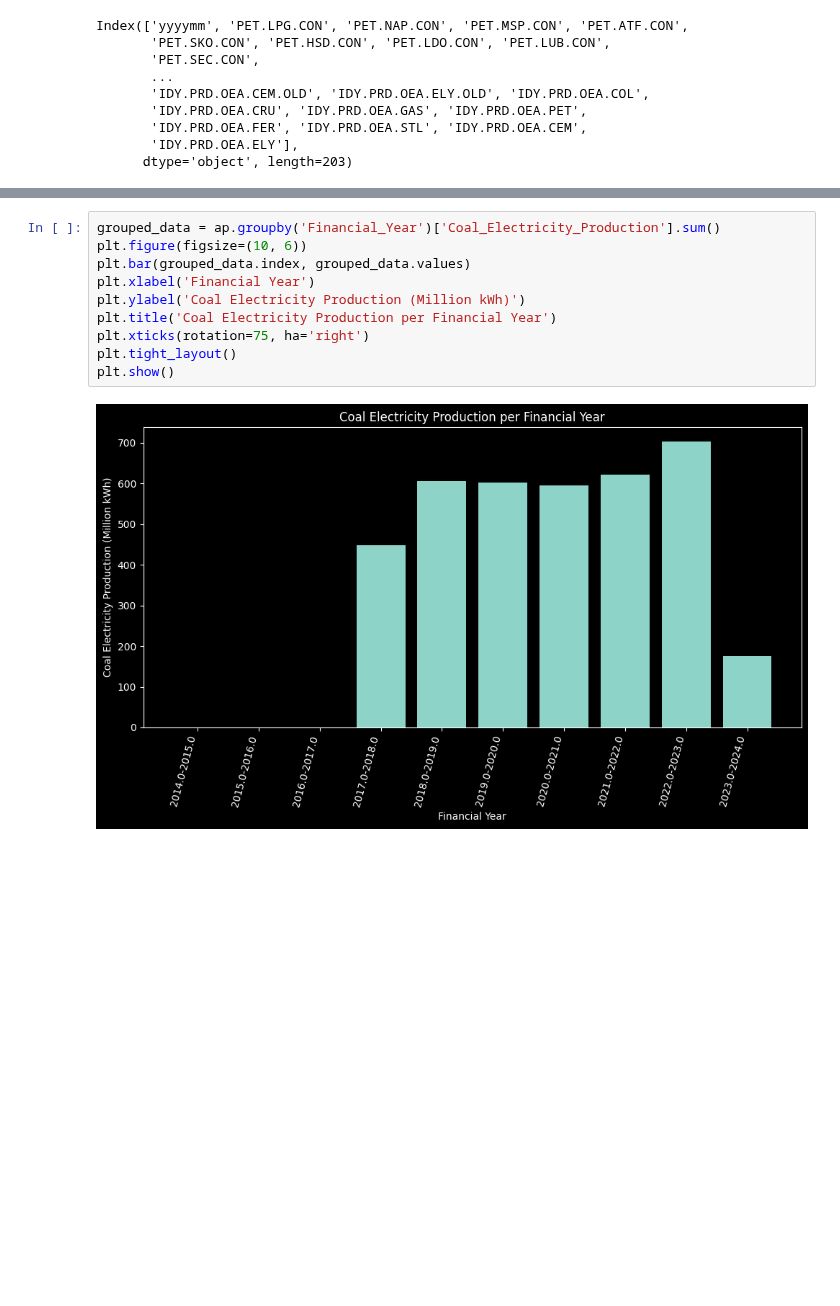
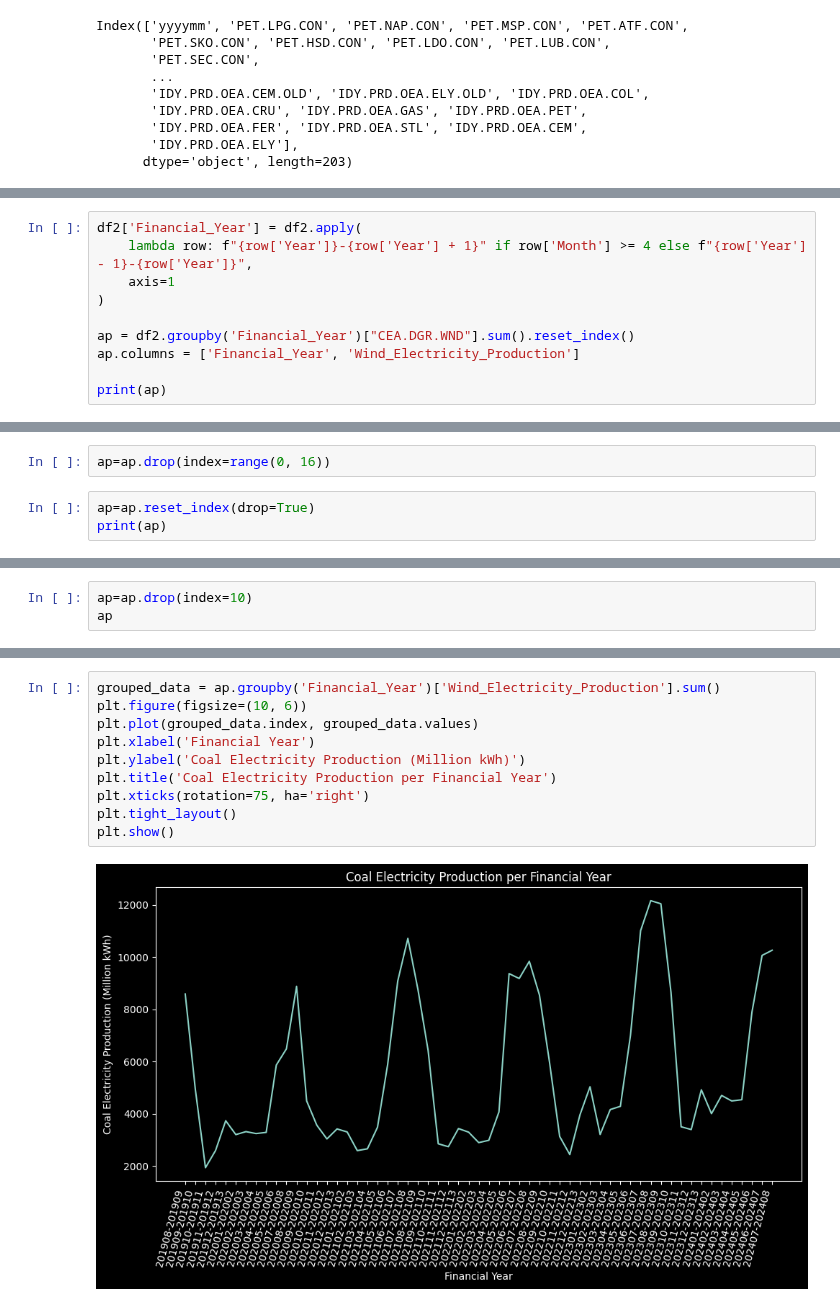
Before and after one commit to jayantxchauhan/India-Energy-Analytics-Model, a Jupyter notebook: PracticeAnalysis2.ipynb, the cells around one changed output, grey strips where cells are left out. Saved outputs shown, nothing was run; the diff lists cells and outputs as text; blank space fills up the shorter version.

```diff
--- a/PracticeAnalysis2.ipynb
+++ b/PracticeAnalysis2.ipynb
@@ -315,0 +498,10 @@ dtype: object
+# %%
+df2['Financial_Year'] = df2.apply(
+    lambda row: f"{row['Year']}-{row['Year'] + 1}" if row['Month'] >= 4 else f"{row['Year'] - 1}-{row['Year']}",
+    axis=1
+)
+
+ap = df2.groupby('Financial_Year')["CEA.DGR.WND"].sum().reset_index()
+ap.columns = ['Financial_Year', 'Wind_Electricity_Production']
+
+print(ap)
@@ -315,0 +523,5 @@ dtype: object
+# %%
+ap=ap.drop(index=range(0, 16))
+# %%
+ap=ap.reset_index(drop=True)
+print(ap)
@@ -315,0 +546,3 @@ dtype: object
+# %%
+ap=ap.drop(index=10)
+ap
@@ -316,12 +567,12 @@ dtype: object
 # %%
-grouped_data = ap.groupby('Financial_Year')['Coal_Electricity_Production'].sum()
+grouped_data = ap.groupby('Financial_Year')['Wind_Electricity_Production'].sum()
 plt.figure(figsize=(10, 6))
-plt.bar(grouped_data.index, grouped_data.values)
+plt.plot(grouped_data.index, grouped_data.values)
 plt.xlabel('Financial Year')
 plt.ylabel('Coal Electricity Production (Million kWh)')
 plt.title('Coal Electricity Production per Financial Year')
 plt.xticks(rotation=75, ha='right')
 plt.tight_layout()
 plt.show()
 # %% [output]
-[figure, old version]
+[figure, new version]
```
Also changed, not shown: parts of 35 cells of this notebook.
